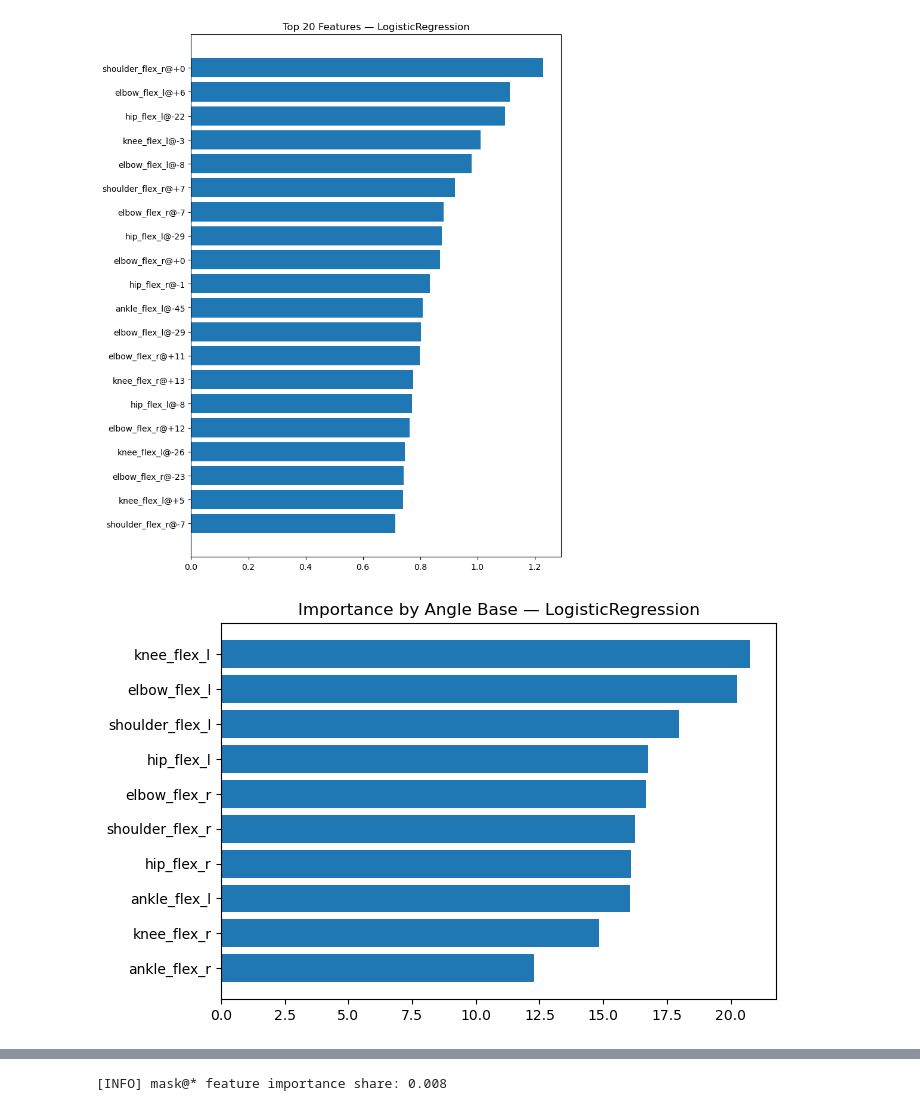
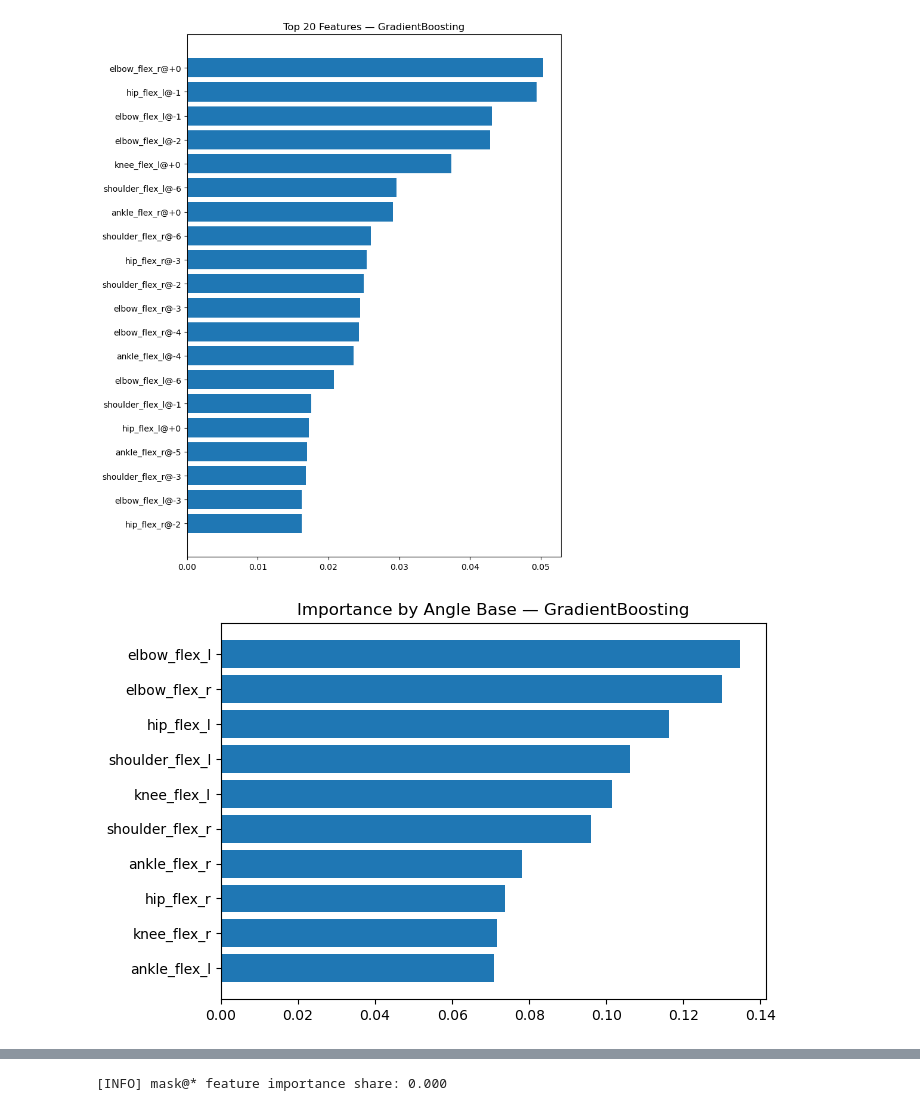
Before and after one commit to KWill55/personalized-sports-optimization, a Jupyter notebook: notebooks/ml_time_series.ipynb, the cells around one changed output, grey strips where cells are left out. Saved outputs shown, nothing was run; the diff lists cells and outputs as text; code cells hidden in the pictures.

```diff
--- a/notebooks/ml_time_series.ipynb
+++ b/notebooks/ml_time_series.ipynb
@@ -1017,7 +1019,7 @@ from sklearn.metrics import precision_recall_curve, average_precision_score
 from sklearn.model_selection import StratifiedKFold, cross_val_predict
 
 # --- config ---
-CHOSEN_MODEL = "LogisticRegression"   # or any key from best_models
+CHOSEN_MODEL = "GradientBoosting"   # or any key from best_models
 
 # ------------- helpers -------------
 def _final_estimator(est):
@@ -1125,32 +1127,32 @@ else:
             plt.title("Importance vs Offset (frames rel. to release)")
             plt.xlabel("Offset (frames)")
             plt.ylabel("Summed importance")
             plt.grid(True, alpha=0.3)
             plt.tight_layout()
             plt.show()
 
         # mask share (info about padding dependence)
         mask_share = float(imp[mask_mask].sum()) / float(imp.sum() + 1e-12)
         print(f"[INFO] mask@* feature importance share: {mask_share:.3f}")
 
     else:
         print(f"[INFO] {CHOSEN_MODEL} has no native importance (e.g., RBF SVM). Skipping importance plots.")
 
     # ========= Precision–Recall Curve (Stratified CV) =========
     scores = _get_cv_scores(est, X_train, y_train, pos_label=POS_LABEL_INT, n_splits=5, seed=42)
     if scores is None:
         print(f"[WARN] {CHOSEN_MODEL} lacks predict_proba/decision_function; skipping PR curve.")
     else:
         prec, rec, _ = precision_recall_curve(y_train, scores, pos_label=POS_LABEL_INT)
         ap = average_precision_score((y_train == POS_LABEL_INT).astype(int), scores)
         plt.figure(figsize=(6,5))
         plt.plot(rec, prec, label=f"{CHOSEN_MODEL}  (AP={ap:.3f})")
         plt.xlabel("Recall")
         plt.ylabel("Precision")
         plt.title(f"Precision–Recall (5-fold CV, pos=miss)")
         plt.legend()
         plt.tight_layout()
         plt.show()
 # %% [output]
-[figure, old version]
+[figure, new version]
-[figure, old version]
+[figure, new version]
@@ -1158 +1160 @@ else:
-[INFO] mask@* feature importance share: 0.008
+[INFO] mask@* feature importance share: 0.000
```
Also changed, not shown: parts of 14 cells of this notebook, 7 other files.
